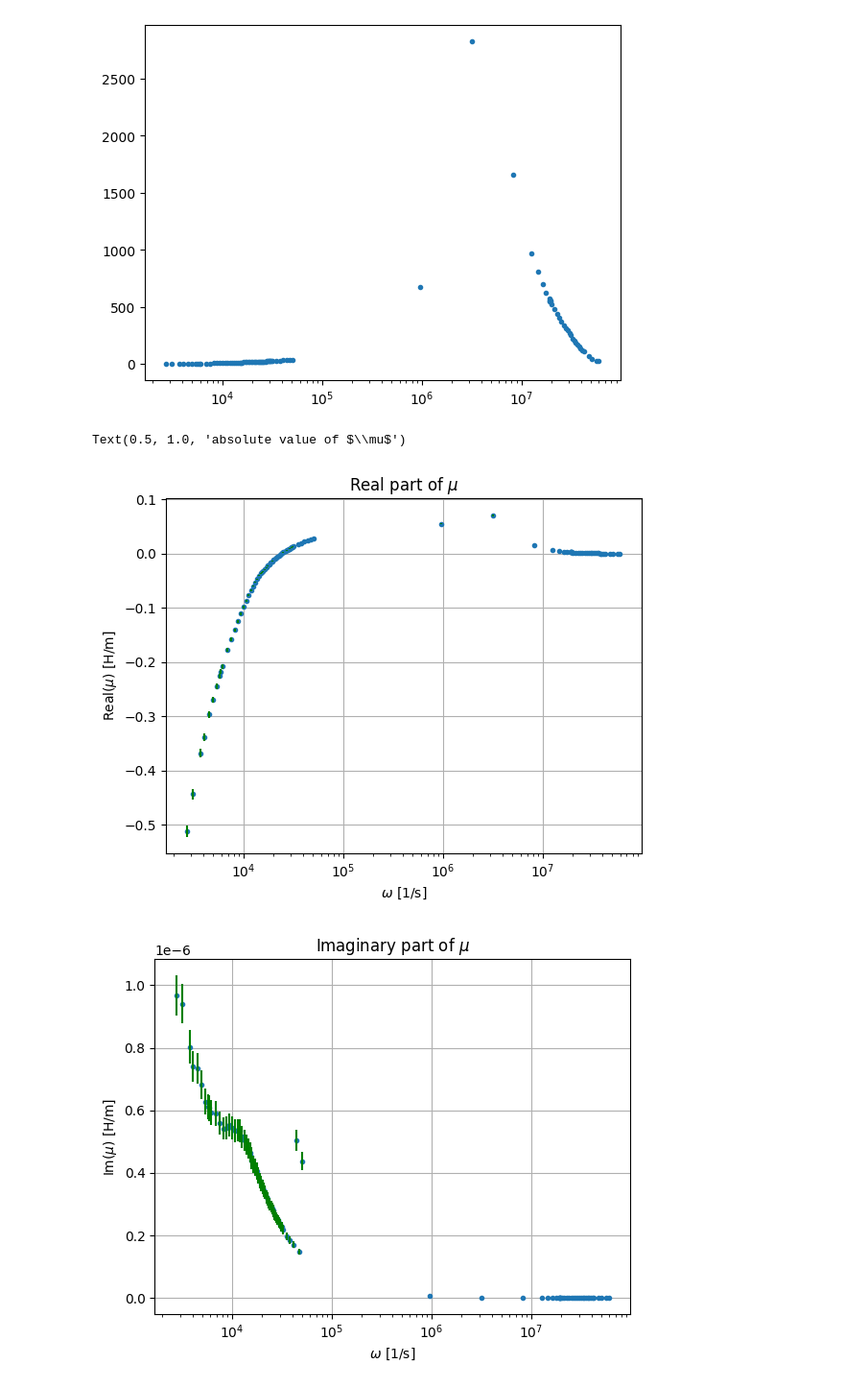
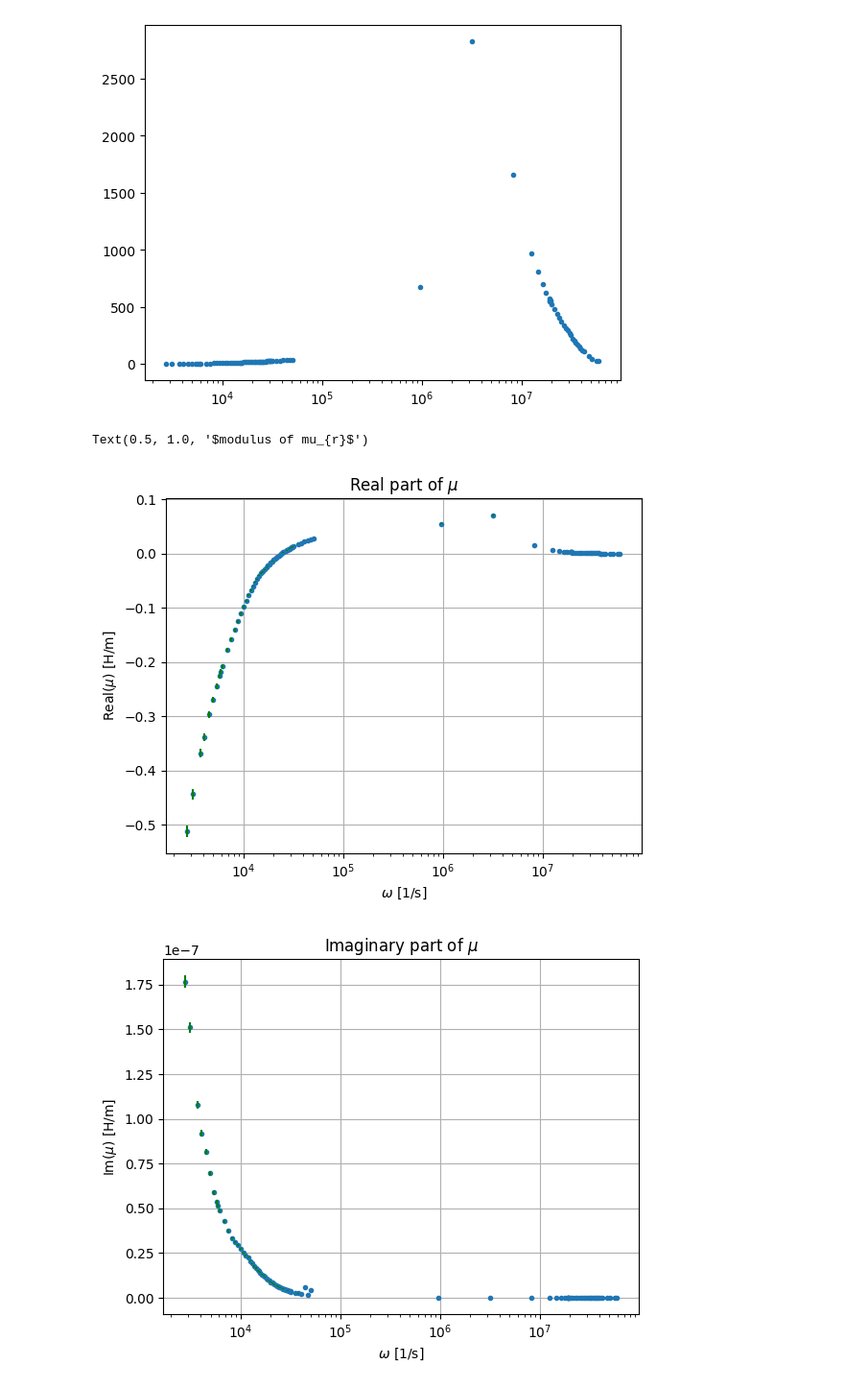
Before and after one commit to nilnil47/Lab-B, a Jupyter notebook: magnetisem/code/pemy.ipynb, the cells around one changed output. Shown: that part at 96% size. Drawn from its saved outputs; the diff is of its cells as text; code cells hidden in the pictures.

```diff
--- a/magnetisem/code/pemy.ipynb
+++ b/magnetisem/code/pemy.ipynb
@@ -167,7 +168,7 @@ L_effective = []
 L = ufloat(0.0125,0.0008)
 for index in range(len(amplitudes)):
     R_effective.append(amplitudes[index]*math.cos(phases[index]) - R)
-    L_effective.append(L*amplitudes[index]*math.sin(phases[index])/(2*math.pi))
+    L_effective.append((amplitudes[index]*math.sin(phases[index]))/frequencies[index])
 
 Real_mu = []
 Im_mu = []
@@ -182,29 +183,29 @@ for index in range(len(Im_mu)):
 # %%
 
 fig1 = plt.figure()
 uplot(frequencies, Real_mu)
 pyplot.xlabel('$\omega$'+' [1/s]')
 pyplot.ylabel('Real($\mu$)'+' [H/m]')
 pyplot.title('Real part of $\mu$')
 pyplot.xscale('log')
 plt.grid()
 
 fig2 = plt.figure()
 uplot(frequencies, Im_mu)
 pyplot.xlabel('$\omega$'+' [1/s]')
 pyplot.ylabel('Im($\mu$)'+' [H/m]')
 pyplot.xscale('log')
 pyplot.title('Imaginary part of $\mu$')
 plt.grid()
 
 fig3 = plt.figure()
 pyplot.xlabel('$\omega$'+' [1/s]')
 pyplot.ylabel('$\mu_{r}$')
 uplot(frequencies, permeability)
 pyplot.xscale('log')
 plt.grid()
-pyplot.title('absolute value of $\mu$')
+pyplot.title('modulus' + 'of' + '$ mu_{r}$')
 # %% [output]
-Text(0.5, 1.0, 'absolute value of $\\mu$')
+Text(0.5, 1.0, '$modulus of mu_{r}$')
 [figure]
-[figure, old version]
+[figure, new version]
```
Also changed, not shown: parts of 3 cells of this notebook.
